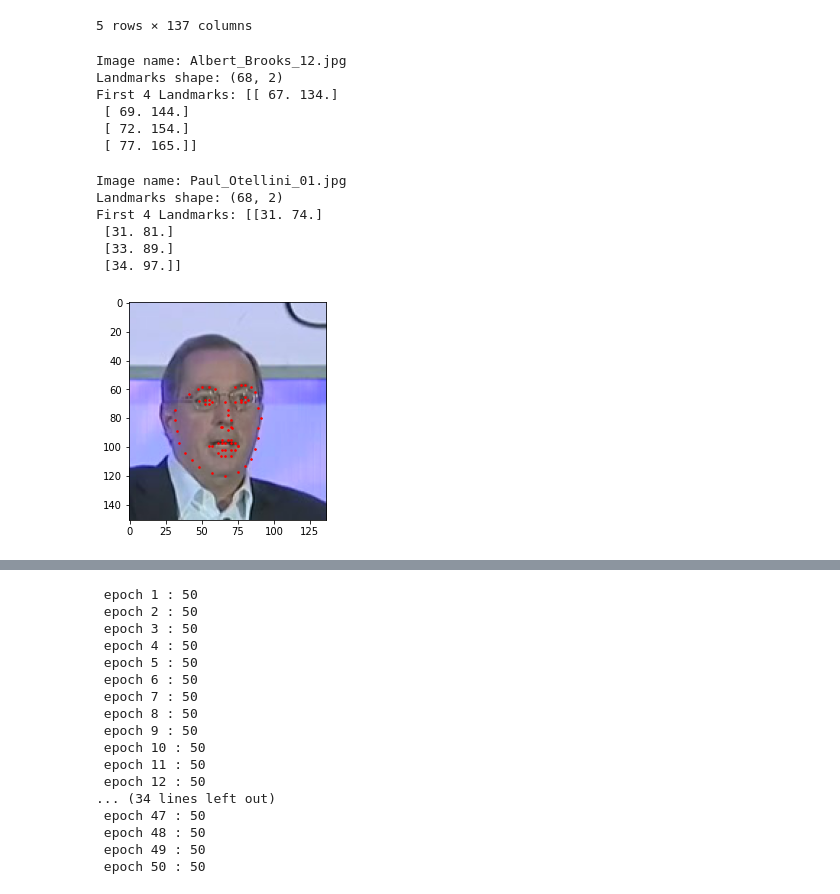
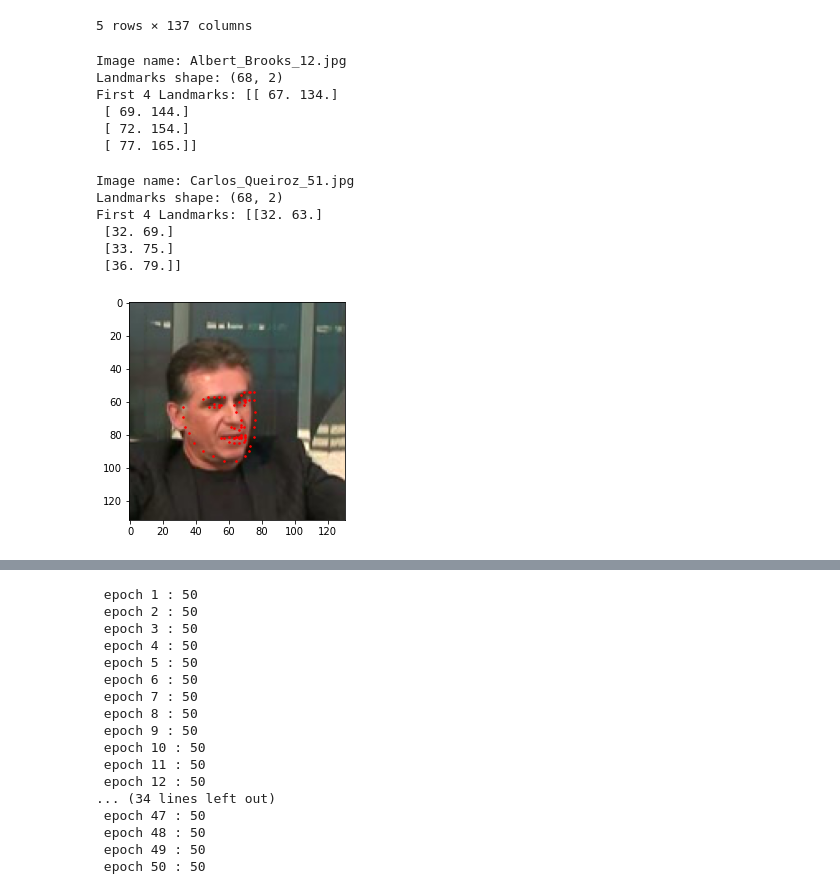
Before and after one commit to moaaztaha/Computer-Vision, a Jupyter notebook: Facial Keypoints Detection/Facial_Keypoints_Detection_01.ipynb, the cells around one changed output, grey strips where cells are left out. Drawn from its saved outputs; the diff is of its cells as text; code cells hidden in the pictures.

```diff
--- a/Facial Keypoints Detection/Facial_Keypoints_Detection_01.ipynb
+++ b/Facial Keypoints Detection/Facial_Keypoints_Detection_01.ipynb
@@ -27,7 +30,6 @@ device = 'cuda' if torch.cuda.is_available() else 'cpu'
 # %% [markdown]
 ### Getting the data
 # %%
-!git clone https://github.com/udacity/P1_Facial_Keypoints.git
-root_dir = 'P1_Facial_Keypoints/data/training/'
+root_dir = 'data/training/'
 all_img_paths = glob.glob(os.path.join(root_dir, '*.jpg'))
-data = pd.read_csv("P1_Facial_Keypoints/data/training_frames_keypoints.csv")
+data = pd.read_csv('data/training_frames_keypoints.csv')
@@ -50,45 +43,27 @@ data.head()
 | 3 | Angelo_Reyes_22.jpg | 61.0 | 80.0 | 58.0 | 95.0 | 58.0 | 108.0 | 58.0 | 120.0 | 58.0 | ... | ... |
 | 4 | Kristen_Breitweiser_11.jpg | 58.0 | 94.0 | 58.0 | 104.0 | 60.0 | 113.0 | 62.0 | 121.0 | 67.0 | ... | ... |
 5 rows × 137 columns
-# %%
-def prep_landmarks(index=5):
-  image_name = data.iloc[index, 0]
-  landmarks = data.iloc[index, 1:]
-  landmarks = np.asarray(landmarks)
-  landmarks = landmarks.astype("float")
-  landmarks = landmarks.reshape(-1, 2)
-
-  print("Image name: {}".format(image_name))
-  print("Landmarks shape: {}".format(landmarks.shape))
-  print("First 4 Landmarks: {}".format(landmarks[:4]))
-  return image_name, landmarks
-
-_, _ = prep_landmarks()
-# %% [output]
-Image name: Albert_Brooks_12.jpg
-Landmarks shape: (68, 2)
-First 4 Landmarks: [[ 67. 134.]
- [ 69. 144.]
- [ 72. 154.]
- [ 77. 165.]]
-# %%
-def show_landmarks(image, landmarks):
-  """Show image with landmarks"""
-  plt.imshow(image)
-  plt.scatter(landmarks[:, 0], landmarks[:, 1], s=10, marker='.', c='r')
-  plt.pause(0.001) # pause a bit so that plots are updated
-
-plt.figure()
-image_name, landmarks = prep_landmarks(10)
-show_landmarks(io.imread(os.path.join(root_dir, image_name)), landmarks)
-# %% [output]
-Image name: Paul_Otellini_01.jpg
-Landmarks shape: (68, 2)
-First 4 Landmarks: [[31. 74.]
- [31. 81.]
- [33. 89.]
- [34. 97.]]
-[figure, removed]
+# %%
+from utils import prep_landmarks, show_landmarks
+_, _ = prep_landmarks(data, 5)
+# %% [output]
+Image name: Albert_Brooks_12.jpg
+Landmarks shape: (68, 2)
+First 4 Landmarks: [[ 67. 134.]
+ [ 69. 144.]
+ [ 72. 154.]
+ [ 77. 165.]]
+# %%
+image_name, landmarks = prep_landmarks(data, 144)
+show_landmarks(io.imread(os.path.join(root_dir, image_name)), landmarks)
+# %% [output]
+Image name: Carlos_Queiroz_51.jpg
+Landmarks shape: (68, 2)
+First 4 Landmarks: [[32. 63.]
+ [32. 69.]
+ [33. 75.]
+ [36. 79.]]
+[figure, added]
 # %%
 class FacesData(Dataset):
   def __init__(self, df):
```
Also changed, not shown: parts of 11 cells of this notebook, 6 other files.
